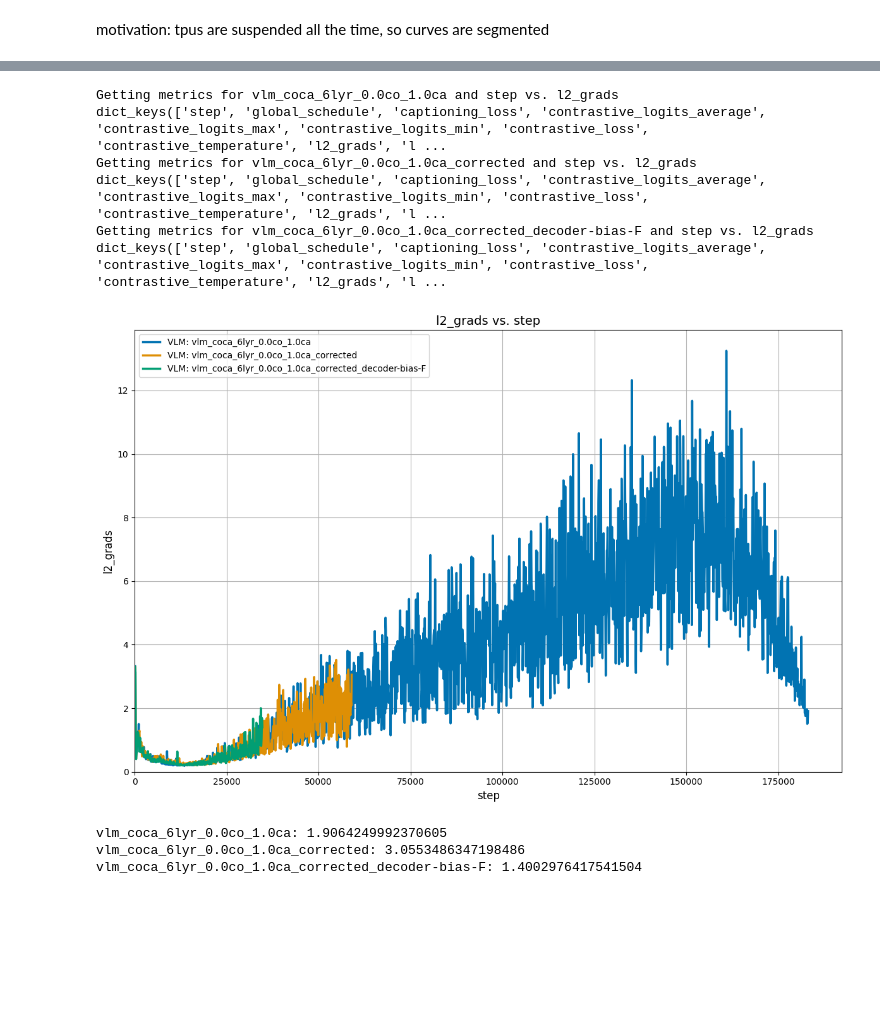
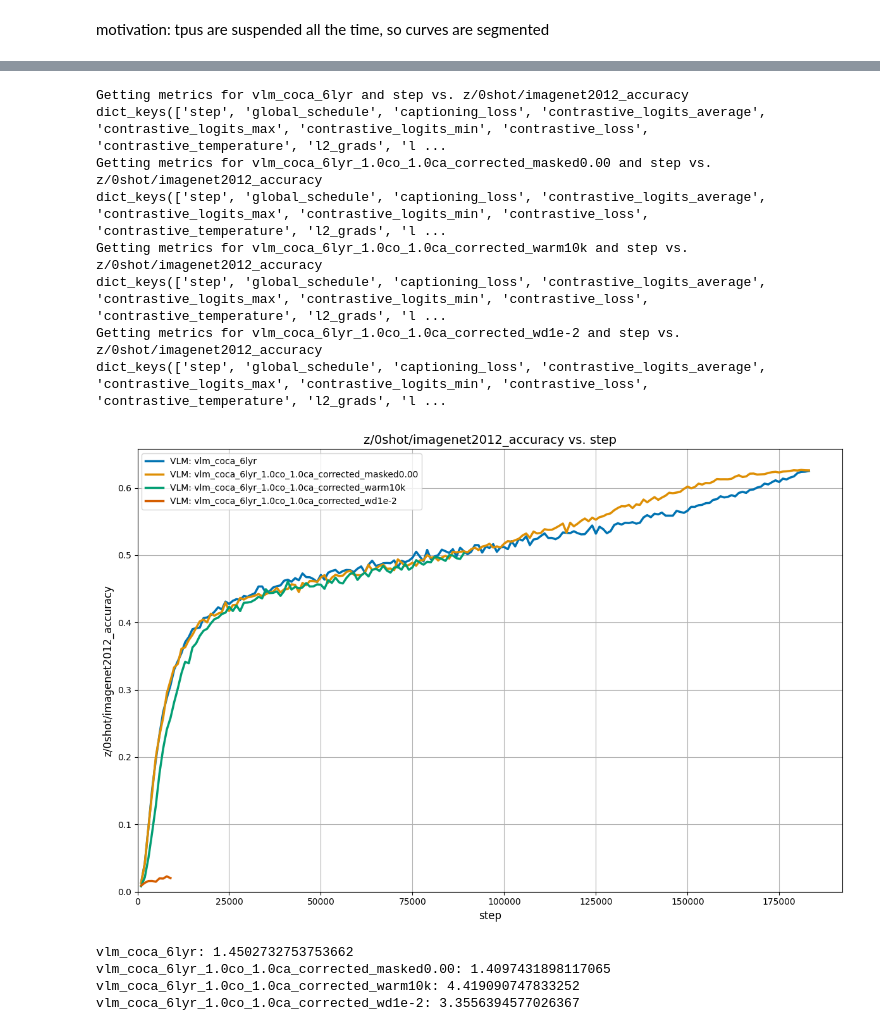
Before and after one commit to LLM-supervised-Vision/big_vision, a Jupyter notebook: scripts/20240822_plotting_curves.ipynb, the cells around one changed output, grey strips where cells are left out. Drawn from its saved outputs; the diff is of its cells as text; code cells hidden in the pictures; blank space fills up the shorter version.

Commit message:
plotting curves: - added coca 6 lyr 1.0co1.0ca wd=1e-2

```diff
--- a/scripts/20240822_plotting_curves.ipynb
+++ b/scripts/20240822_plotting_curves.ipynb
@@ -11,7 +11,7 @@ s3b_bs16k = {
     # "vlm_siglip_v4-32": "gs://us-central2-storage/tensorflow_datasets/vit-b-16_3b_pretraining/siglip_replication_pod_04-11_2247",
     # "vlm_cappa": "gs://us-central2-storage/tensorflow_datasets/vit-b-16_3b_pretraining/cappa_bs16384_s3B_warm0.03_lr1e-3_wd1e-4_bf16_qknorm-F_b2-0.95_6lyr_06-27_2108",
     # "vlm_coca": "gs://us-centr/al2-storage/tensorflow_datasets/vit-b-16_3b_pretraining/coca_unified_s3b_bs16384_warm0.03_0.0co-1.0ca_lr1e-3_wd1e-4_bf16_qknorm-F_b2-0.95_12lyr_scan-F_fsdp-F_09-06_0243",
-    # "vlm_coca_6lyr": "gs://us-central2-storage/tensorflow_datasets/vit-b-16_3b_pretraining/coca_replication_s3b_bs16384_warm0.03_1.0co-1.0ca_lr1e-3_wd1e-4_bf16_qknorm-F_b2-0.95_6lyr_scan-F_fsdp-F_08-19_0355",
+    "vlm_coca_6lyr": "gs://us-central2-storage/tensorflow_datasets/vit-b-16_3b_pretraining/coca_replication_s3b_bs16384_warm0.03_1.0co-1.0ca_lr1e-3_wd1e-4_bf16_qknorm-F_b2-0.95_6lyr_scan-F_fsdp-F_08-19_0355",
     # "contrastive_9+9_llm_gap_0.01": "gs://us-central2-storage/tensorflow_datasets/mllm_ckpts/paligemma/gemma2b-partial_frozen99-0.01-gap_b16-F_contrastive_bs16k_s3b_lr1e-3_wd1e-4_bf16_09-01_0446",
 }
 s9b_bs32k = {
@@ -25,14 +25,15 @@ s9b_bs32k = {
 vlm_ablations = {
     # "vlm_clip_gemma_scale": "gs://us-central2-storage/tensorflow_datasets/vit-b-16_3b_pretraining/clip_scale-gemma_s3b_bs16k_warm0.03_lr1e-3_wd1e-4_bf16_qknorm-F_b2-0.95_08-31_2145",
     # "vlm_coca_6lyr_1.0co_0.0ca": "gs://us-central2-storage/tensorflow_datasets/vit-b-16_3b_pretraining/coca_unified_s3b_bs16384_warm0.03_1.0co-0.0ca_lr1e-3_wd1e-4_bf16_qknorm-F_b2-0.95_6lyr_scan-F_fsdp-F_09-05_0535",
-    "vlm_coca_6lyr_0.0co_1.0ca": "gs://us-central2-storage/tensorflow_datasets/vit-b-16_3b_pretraining/coca_unified_s3b_bs16384_warm0.03_0.0co-1.0ca_lr1e-3_wd1e-4_bf16_qknorm-F_b2-0.95_6lyr_scan-F_fsdp-F_09-05_0603",
-    "vlm_coca_6lyr_0.0co_1.0ca_corrected": "gs://us-central2-storage/tensorflow_datasets/vit-b-16_3b_pretraining/coca_unified_s3b_bs16384_warm0.03_0.0co-1.0ca_lr1e-3_wd1e-4_bf16_qknorm-F_b2-0.95_6lyr_scan-F_fsdp-F_09-06_1815",
+    # "vlm_coca_6lyr_0.0co_1.0ca": "gs://us-central2-storage/tensorflow_datasets/vit-b-16_3b_pretraining/coca_unified_s3b_bs16384_warm0.03_0.0co-1.0ca_lr1e-3_wd1e-4_bf16_qknorm-F_b2-0.95_6lyr_scan-F_fsdp-F_09-05_0603",
+    # "vlm_coca_6lyr_0.0co_1.0ca_corrected": "gs://us-central2-storage/tensorflow_datasets/vit-b-16_3b_pretraining/coca_unified_s3b_bs16384_warm0.03_0.0co-1.0ca_lr1e-3_wd1e-4_bf16_qknorm-F_b2-0.95_6lyr_scan-F_fsdp-F_09-06_1815",
     # 'vlm_coca_1.0co_1.0ca_6lyr_qknorm-T_warm0.02': 'gs://us-central2-storage/tensorflow_datasets/ckpts/coca_replication_bs16384_warm0.02_1.0co-1.0ca_lr1e-3_wd1e-4_bf16_b2-0.95_6lyr_06-10_2225',
-    # "vlm_coca_6lyr_1.0co_1.0ca_corrected_masked0.00": "gs://us-central2-storage/tensorflow_datasets/vit-b-16_3b_pretraining/coca_unified_s3b_bs16384_warm0.03_1.0co-1.0ca_lr1e-3_wd1e-4_bf16_qknorm-F_b2-0.95_6lyr_masked0.75_scan-F_fsdp-F_09-07_2125",
+    "vlm_coca_6lyr_1.0co_1.0ca_corrected_masked0.00": "gs://us-central2-storage/tensorflow_datasets/vit-b-16_3b_pretraining/coca_unified_s3b_bs16384_warm0.03_1.0co-1.0ca_lr1e-3_wd1e-4_bf16_qknorm-F_b2-0.95_6lyr_masked0.75_scan-F_fsdp-F_09-07_2125",
     # "vlm_coca_6lyr_1.0co_1.0ca_corrected_masked0.75": "gs://us-central2-storage/tensorflow_datasets/vit-b-16_3b_pretraining/coca_unified_s3b_bs16384_warm0.03_1.0co-1.0ca_lr1e-3_wd1e-4_bf16_qknorm-F_b2-0.95_6lyr_masked0.75_scan-F_fsdp-F_09-09_1629",
     # "vlm_coca_6lyr_0.0co_1.0ca_corrected_masked0.00_wd1e-3": "gs://us-central2-storage/tensorflow_datasets/vit-b-16_3b_pretraining/coca_unified_s3b_bs16384_warm0.03_0.0co-1.0ca_lr1e-3_wd1e-3_bf16_qknorm-F_b2-0.95_6lyr_masked0.0_scan-F_fsdp-F_09-11_1326",
-    # "vlm_coca_6lyr_1.0co_1.0ca_corrected_warm10k": "gs://us-central2-storage/tensorflow_datasets/vit-b-16_3b_pretraining/coca_unified_s3b_bs16384_warm10k_1.0co-1.0ca_lr1e-3_wd1e-4_bf16_qknorm-F_capln-T_unimask-causal_b2-0.95_6lyr_masked0.0_scan-F_fsdp-F_09-23_1822",
-    "vlm_coca_6lyr_0.0co_1.0ca_corrected_decoder-bias-F": "gs://us-central2-storage/tensorflow_datasets/vit-b-16_3b_pretraining/coca_unified_s3b_bs16384_warm0.03_0.0co-1.0ca_lr1e-3_wd1e-4_bf16_qknorm-F_decoder-bias-F_capln-F_unimask-causal_b2-0.95_6lyr_masked0.0_scan-F_fsdp-F_09-24_2105",
+    "vlm_coca_6lyr_1.0co_1.0ca_corrected_warm10k": "gs://us-central2-storage/tensorflow_datasets/vit-b-16_3b_pretraining/coca_unified_s3b_bs16384_warm10k_1.0co-1.0ca_lr1e-3_wd1e-4_bf16_qknorm-F_capln-T_unimask-causal_b2-0.95_6lyr_masked0.0_scan-F_fsdp-F_09-23_1822",
+    # "vlm_coca_6lyr_0.0co_1.0ca_corrected_decoder-bias-F": "gs://us-central2-storage/tensorflow_datasets/vit-b-16_3b_pretraining/coca_unified_s3b_bs16384_warm0.03_0.0co-1.0ca_lr1e-3_wd1e-4_bf16_qknorm-F_decoder-bias-F_capln-F_unimask-causal_b2-0.95_6lyr_masked0.0_scan-F_fsdp-F_09-24_2105",
+    "vlm_coca_6lyr_1.0co_1.0ca_corrected_wd1e-2": "gs://us-central2-storage/tensorflow_datasets/vit-b-16_3b_pretraining/coca_unified_s3b_bs16384_warm0.03_1.0co-1.0ca_lr1e-3_wd1e-2_bf16_qknorm-F_decoder-bias-T_capln-F_unimask-causal_b2-0.95_6lyr_masked0.0_scan-F_fsdp-F_09-25_2146",
 }
 
 vllm_ablations = {
@@ -96,8 +106,8 @@ x_axis = 'step'
 # step, examples_seen, core_hours,
 # global_schedule, lr, lr_schedule, uptime, progress, epoch, core_hours_TPU v4
 y_axis = 'z/0shot/imagenet2012_accuracy'
-y_axis = 'val_coco/perplexity'
-y_axis = 'l2_grads'
+# y_axis = 'val_coco/perplexity'
+# y_axis = 'l2_grads'
 # l2_grads, l2_params, l2_updates, training_loss,
 # z/retr/coco_img2txt_recall@1, z/retr/coco_img2txt_recall@5, z/retr/coco_img2txt_recall@10,
 # z/retr/coco_txt2img_recall@1, z/retr/coco_txt2img_recall@5, z/retr/coco_txt2img_recall@10,
@@ -121,37 +131,39 @@ vlm_colors = palette[:len(vlm_experiments)]  # First colors for CLIP
 llm_colors = palette[len(vlm_experiments):]  # Last colors for LLM
 
 # Plot VLM experiments
 for i, experiment_name in enumerate(vlm_experiments):
     metrics = all_metrics[experiment_name]
     linestyle = '-.' if 's9b_bs32k' in experiment_name else '-'
     plt.plot(list(metrics.keys()), list(metrics.values()), label=f'VLM: {experiment_name}',
              color=vlm_colors[i % len(vlm_colors)], linewidth=2.5, linestyle=linestyle)
 
 # Plot VLLM experiments
 for i, experiment_name in enumerate(llm_experiments):
     metrics = all_metrics[experiment_name]
     linestyle = '--' if 's9b_bs32k' in experiment_name else '-'
     plt.plot(list(metrics.keys()), list(metrics.values()), label=f'VLLM: {experiment_name}',
              color=llm_colors[i % len(llm_colors)], linewidth=2.5, linestyle=linestyle, alpha=1)
 
 plt.xlabel(f'{x_axis}', fontsize=12)
 plt.ylabel(f'{y_axis}', fontsize=12)
 plt.xlim(0)
 plt.ylim(0)
 plt.legend(fontsize=10)
 plt.title(f'{y_axis} vs. {x_axis}', fontsize=14)
 plt.grid(True)
 plt.tick_params(axis='both', which='major', labelsize=10)
 plt.tight_layout()
 plt.show()
 # %% [output]
-Getting metrics for vlm_coca_6lyr_0.0co_1.0ca and step vs. l2_grads
+Getting metrics for vlm_coca_6lyr and step vs. z/0shot/imagenet2012_accuracy
 dict_keys(['step', 'global_schedule', 'captioning_loss', 'contrastive_logits_average', 'contrastive_logits_max', 'contrastive_logits_min', 'contrastive_loss', 'contrastive_temperature', 'l2_grads', 'l ...
-Getting metrics for vlm_coca_6lyr_0.0co_1.0ca_corrected and step vs. l2_grads
+Getting metrics for vlm_coca_6lyr_1.0co_1.0ca_corrected_masked0.00 and step vs. z/0shot/imagenet2012_accuracy
 dict_keys(['step', 'global_schedule', 'captioning_loss', 'contrastive_logits_average', 'contrastive_logits_max', 'contrastive_logits_min', 'contrastive_loss', 'contrastive_temperature', 'l2_grads', 'l ...
-Getting metrics for vlm_coca_6lyr_0.0co_1.0ca_corrected_decoder-bias-F and step vs. l2_grads
+Getting metrics for vlm_coca_6lyr_1.0co_1.0ca_corrected_warm10k and step vs. z/0shot/imagenet2012_accuracy
 dict_keys(['step', 'global_schedule', 'captioning_loss', 'contrastive_logits_average', 'contrastive_logits_max', 'contrastive_logits_min', 'contrastive_loss', 'contrastive_temperature', 'l2_grads', 'l ...
+Getting metrics for vlm_coca_6lyr_1.0co_1.0ca_corrected_wd1e-2 and step vs. z/0shot/imagenet2012_accuracy
+dict_keys(['step', 'global_schedule', 'captioning_loss', 'contrastive_logits_average', 'contrastive_logits_max', 'contrastive_logits_min', 'contrastive_loss', 'contrastive_temperature', 'l2_grads', 'l ...
-[figure, old version]
+[figure, new version]
 # %%
 for experiment_name in experiments_dict.keys():
     # get the final accuracy
@@ -159,6 +171,7 @@ for experiment_name in experiments_dict.keys():
     final_accuracy = metrics[list(metrics.keys())[-1]]
     print(f'{experiment_name}: {final_accuracy}')
 # %% [output]
-vlm_coca_6lyr_0.0co_1.0ca: 1.9064249992370605
-vlm_coca_6lyr_0.0co_1.0ca_corrected: 3.0553486347198486
-vlm_coca_6lyr_0.0co_1.0ca_corrected_decoder-bias-F: 1.4002976417541504
+vlm_coca_6lyr: 1.4502732753753662
+vlm_coca_6lyr_1.0co_1.0ca_corrected_masked0.00: 1.4097431898117065
+vlm_coca_6lyr_1.0co_1.0ca_corrected_warm10k: 4.419090747833252
+vlm_coca_6lyr_1.0co_1.0ca_corrected_wd1e-2: 3.3556394577026367
```
Also changed, not shown: parts of 1 cell of this notebook.
